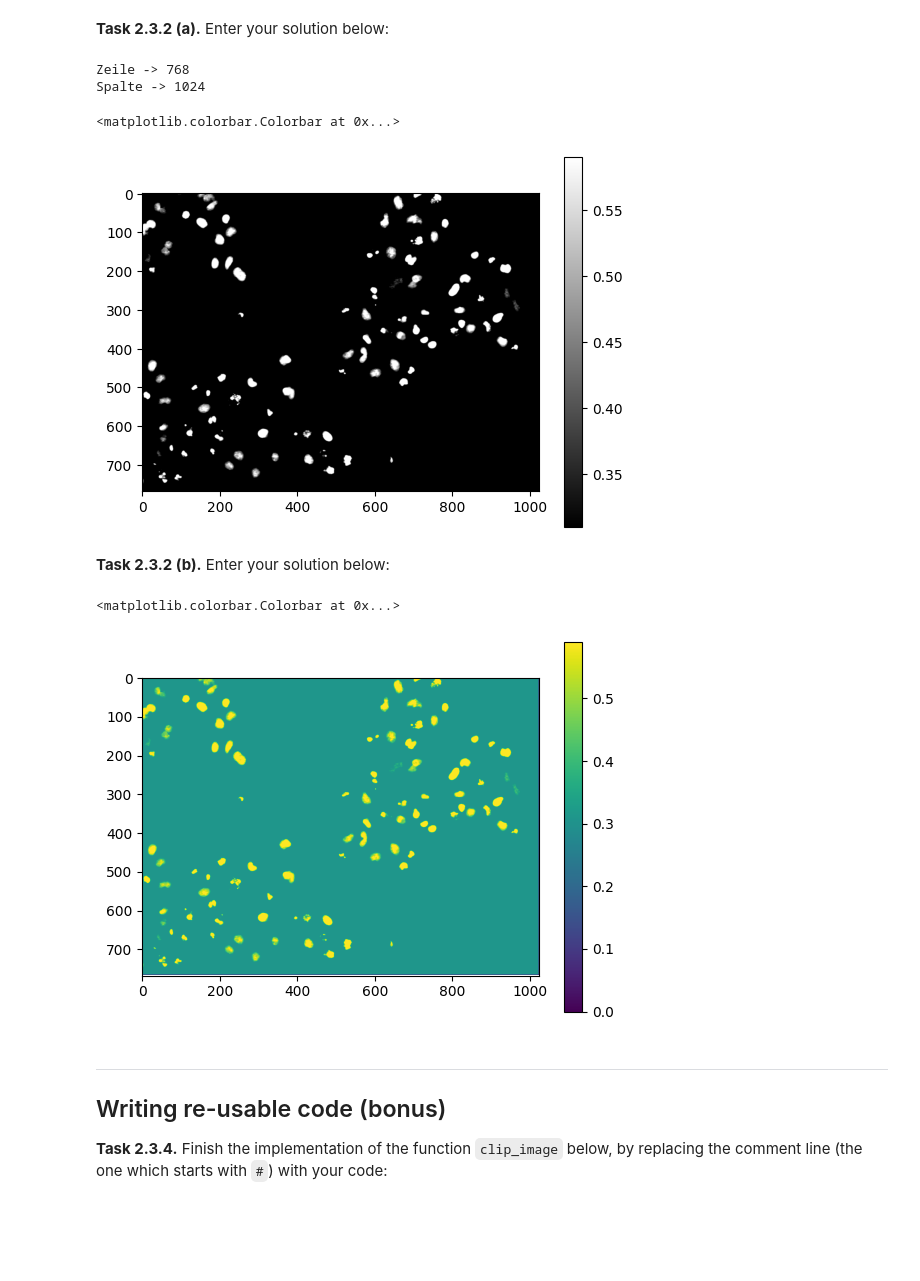
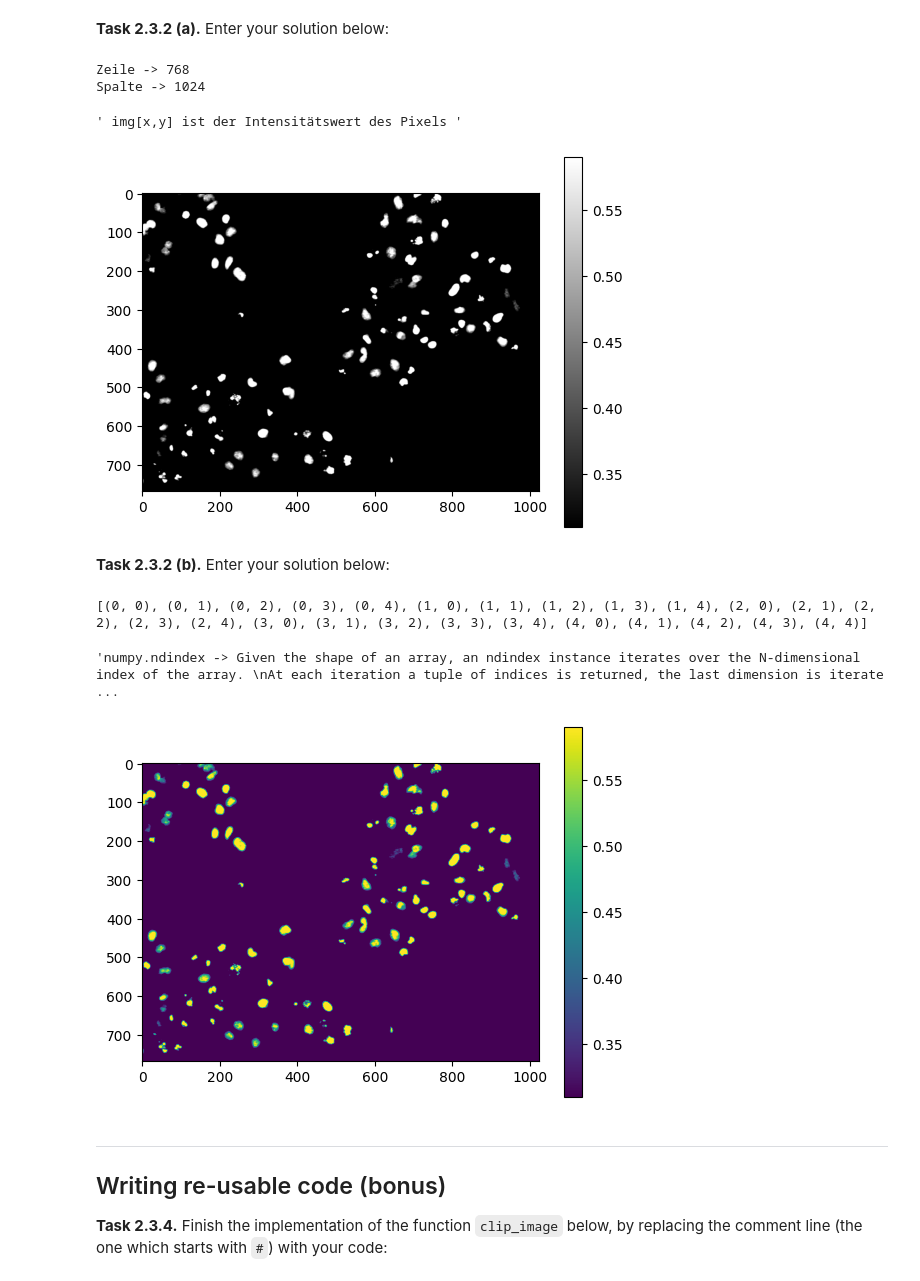
Before and after one commit to LWintel/mobi-fs3-python, a Jupyter notebook: task2.ipynb, the cells around one changed output. Drawn from its saved outputs; the diff is of its cells as text; code cells hidden in the pictures; blank space fills up the shorter version.

```diff
--- a/task2.ipynb
+++ b/task2.ipynb
@@ -111,31 +117,39 @@ for i in range (0,768):
 
 plt.imshow(img, "gray")
 plt.colorbar()
+
+''' img[x,y] ist der Intensitätswert des Pixels '''
 # %% [output]
 Zeile -> 768
 Spalte -> 1024
-<matplotlib.colorbar.Colorbar at 0x...>
+' img[x,y] ist der Intensitätswert des Pixels '
 [figure]
 # %% [markdown]
 **<a id="#">Task 2.3.2 (b).</a>** Enter your solution below:
 # %%
 h = 767
 w = 1023
 result_2 = img.copy()
 
 for i in numpy.ndindex(h,w):
     if img[i] < T1:
         result_2[i] = T1
     elif img[i] > T2:
         result_2[i] = T2
     else:
         result_2[i] = img[i]
 
 plt.imshow(result_2)
 plt.colorbar()
+
+print (list(numpy.ndindex(5,5)))
+'''numpy.ndindex -> Given the shape of an array, an ndindex instance iterates over the N-dimensional index of the array.
+At each iteration a tuple of indices is returned, the last dimension is iterated over first.
+elif -> wird verwendet, um zusätzliche Bedingungen anzugeben, die nach der anfänglichen if-Anweisung getestet werden'''
 # %% [output]
-<matplotlib.colorbar.Colorbar at 0x...>
+[(0, 0), (0, 1), (0, 2), (0, 3), (0, 4), (1, 0), (1, 1), (1, 2), (1, 3), (1, 4), (2, 0), (2, 1), (2, 2), (2, 3), (2, 4), (3, 0), (3, 1), (3, 2), (3, 3), (3, 4), (4, 0), (4, 1), (4, 2), (4, 3), (4, 4)]
+'numpy.ndindex -> Given the shape of an array, an ndindex instance iterates over the N-dimensional index of the array. \nAt each iteration a tuple of indices is returned, the last dimension is iterate ...
-[figure, old version]
+[figure, new version]
 # %% [markdown]
 ---
 
```
Also changed, not shown: parts of 5 cells of this notebook.
